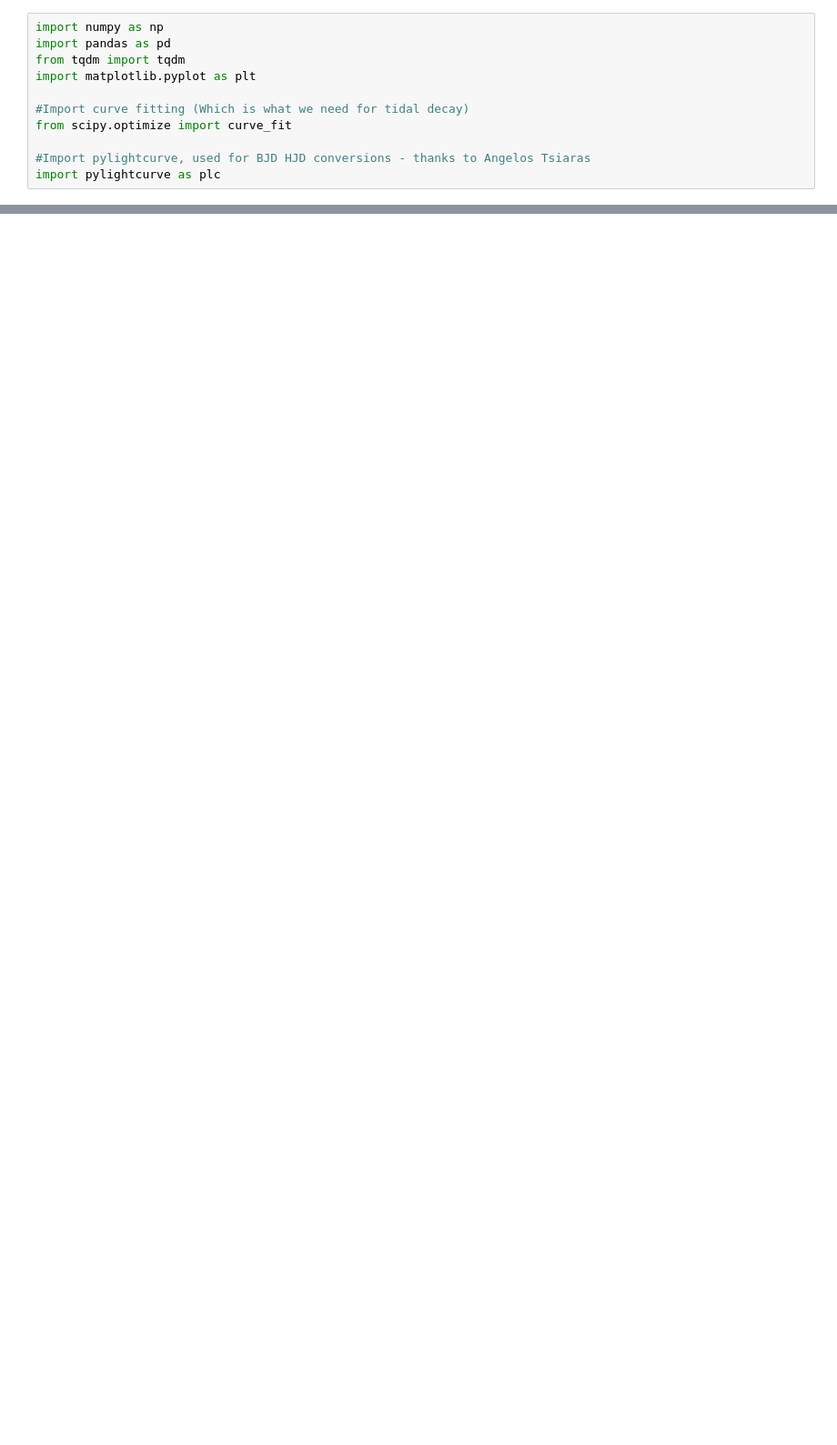
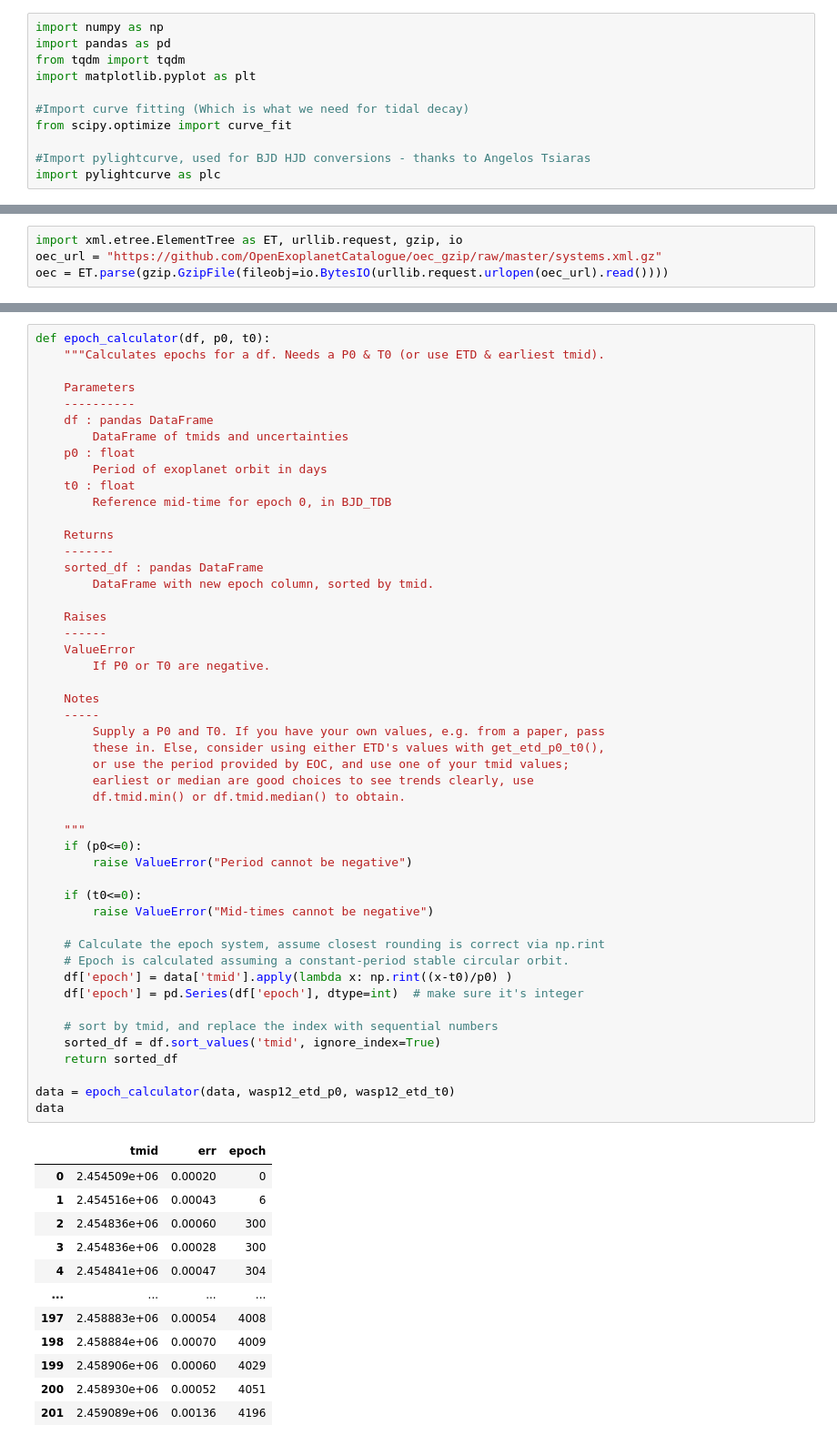
Before and after one commit to ross-dobson/TOTEMS, a Jupyter notebook: TOTEMS.ipynb, the cells around one changed output, grey strips where cells are left out. Shown at 91% size. Cells and saved outputs as stored; diff of their text form; blank space fills up the shorter version.

```diff
--- a/TOTEMS.ipynb
+++ b/TOTEMS.ipynb
@@ -19,0 +69,4 @@ import pylightcurve as plc
+# %%
+import xml.etree.ElementTree as ET, urllib.request, gzip, io
+oec_url = "https://github.com/OpenExoplanetCatalogue/oec_gzip/raw/master/systems.xml.gz"
+oec = ET.parse(gzip.GzipFile(fileobj=io.BytesIO(urllib.request.urlopen(oec_url).read())))
@@ -151,0 +413,62 @@ def filter_etd_data(no, bjd, mid_err, epoch, dq, filter_dq):
+# %%
+def epoch_calculator(df, p0, t0):
+    """Calculates epochs for a df. Needs a P0 & T0 (or use ETD & earliest tmid).
+
+    Parameters
+    ----------
+    df : pandas DataFrame
+        DataFrame of tmids and uncertainties
+    p0 : float
+        Period of exoplanet orbit in days
+    t0 : float
+        Reference mid-time for epoch 0, in BJD_TDB
+
+    Returns
+    -------
+    sorted_df : pandas DataFrame
+        DataFrame with new epoch column, sorted by tmid.
+
+    Raises
+    ------
+    ValueError
+        If P0 or T0 are negative.
+
+    Notes
+    -----
+        Supply a P0 and T0. If you have your own values, e.g. from a paper, pass
+        these in. Else, consider using either ETD's values with get_etd_p0_t0(),
+        or use the period provided by EOC, and use one of your tmid values;
+        earliest or median are good choices to see trends clearly, use
+        df.tmid.min() or df.tmid.median() to obtain.
+
+    """
+    if (p0<=0):
+        raise ValueError("Period cannot be negative")
+
+    if (t0<=0):
+        raise ValueError("Mid-times cannot be negative")
+
+    # Calculate the epoch system, assume closest rounding is correct via np.rint
+    # Epoch is calculated assuming a constant-period stable circular orbit.
+    df['epoch'] = data['tmid'].apply(lambda x: np.rint((x-t0)/p0) )
+    df['epoch'] = pd.Series(df['epoch'], dtype=int)  # make sure it's integer
+
+    # sort by tmid, and replace the index with sequential numbers
+    sorted_df = df.sort_values('tmid', ignore_index=True)
+    return sorted_df
+
+data = epoch_calculator(data, wasp12_etd_p0, wasp12_etd_t0)
+data
+# %% [output]
+|  | tmid | err | epoch |
+| 0 | 2.454509e+06 | 0.00020 | 0 |
+| 1 | 2.454516e+06 | 0.00043 | 6 |
+| 2 | 2.454836e+06 | 0.00060 | 300 |
+| 3 | 2.454836e+06 | 0.00028 | 300 |
+| 4 | 2.454841e+06 | 0.00047 | 304 |
+| ... | ... | ... | ... |
+| 197 | 2.458883e+06 | 0.00054 | 4008 |
+| 198 | 2.458884e+06 | 0.00070 | 4009 |
+| 199 | 2.458906e+06 | 0.00060 | 4029 |
+| 200 | 2.458930e+06 | 0.00052 | 4051 |
+| 201 | 2.459089e+06 | 0.00136 | 4196 |
```
Also changed, not shown: parts of 33 cells of this notebook.
